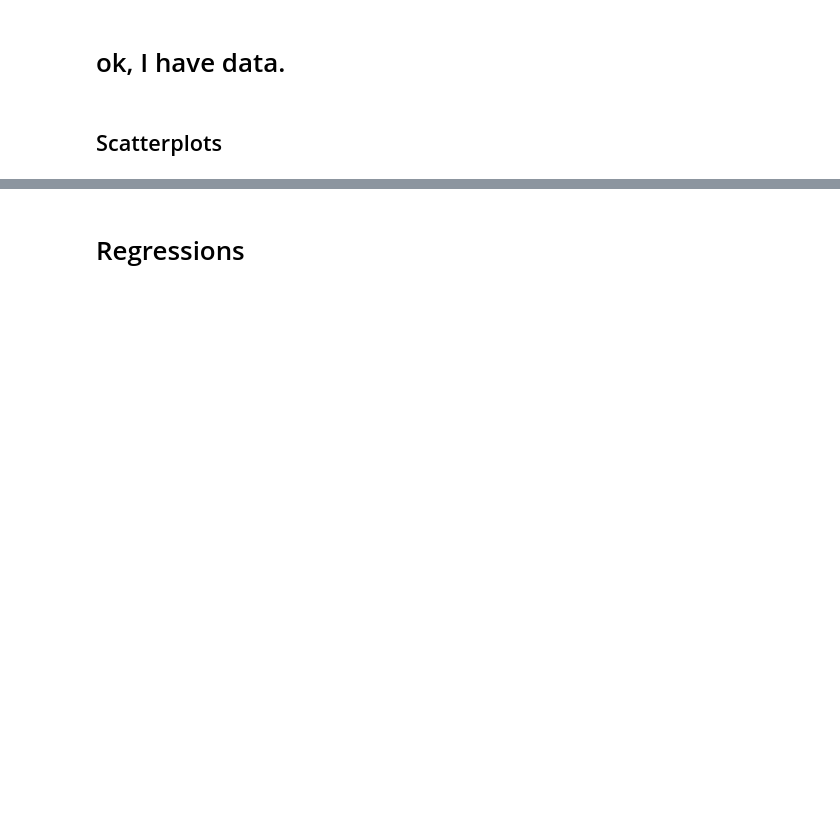
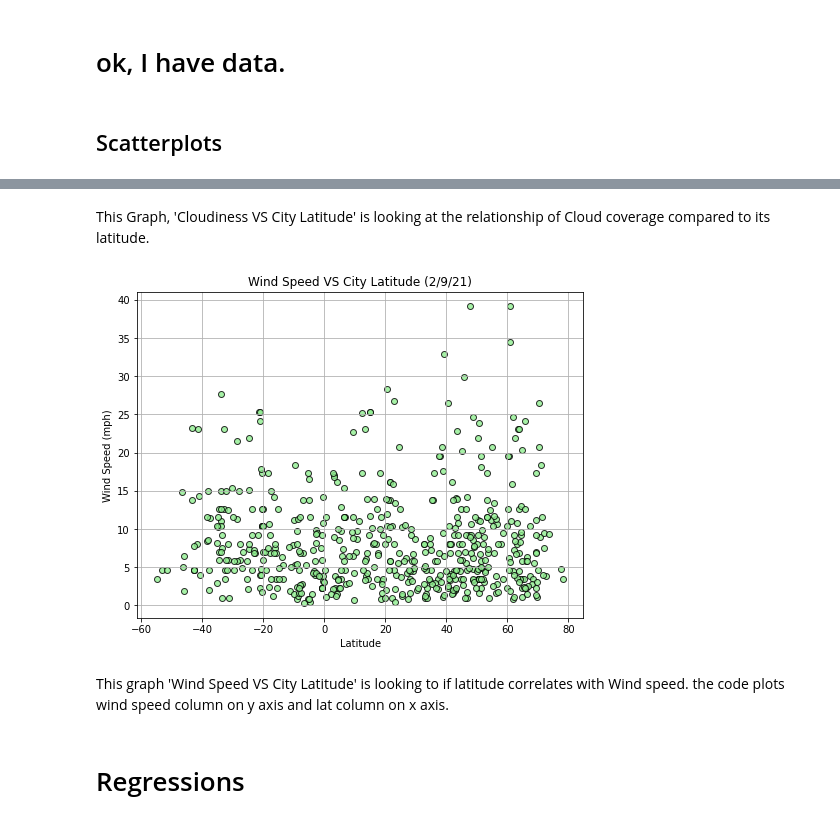
Before and after one commit to radioactivearm/python-api-challenge, a Jupyter notebook: WeatherPy/WeatherPy.ipynb, the cells around one changed output, grey strips where cells are left out. Saved outputs shown, nothing was run; the diff lists cells and outputs as text; code cells hidden in the pictures; blank space fills up the shorter version.

```diff
--- a/WeatherPy/WeatherPy.ipynb
+++ b/WeatherPy/WeatherPy.ipynb
@@ -175,16 +258,24 @@ plt.show()
+# %% [markdown]
+This Graph, 'Cloudiness VS City Latitude' is looking at the relationship of Cloud coverage compared to its latitude.
 # %%
 # wind speed VS lat
 windy = weather_df['Wind Speed']
 
+# sizing and plotting
 plt.figure(figsize=(8,6))
 plt.scatter(lat, windy, color='lightgreen', edgecolor='black', alpha=.8)
 
-plt.title('Wind Speed VS City Latitude (2/8/21)')
+# adding labels
+plt.title('Wind Speed VS City Latitude (2/9/21)')
 plt.xlabel('Latitude')
 plt.ylabel('Wind Speed (mph)')
 
 plt.grid(True)
 
 plt.show()
+# %% [output]
+[figure, added]
+# %% [markdown]
+This graph 'Wind Speed VS City Latitude' is looking to if latitude correlates with Wind speed. the code plots wind speed column on y axis and lat column on x axis.
 # %% [markdown]
 # Regressions
```
Also changed, not shown: parts of 25 cells of this notebook, 1 other file.
